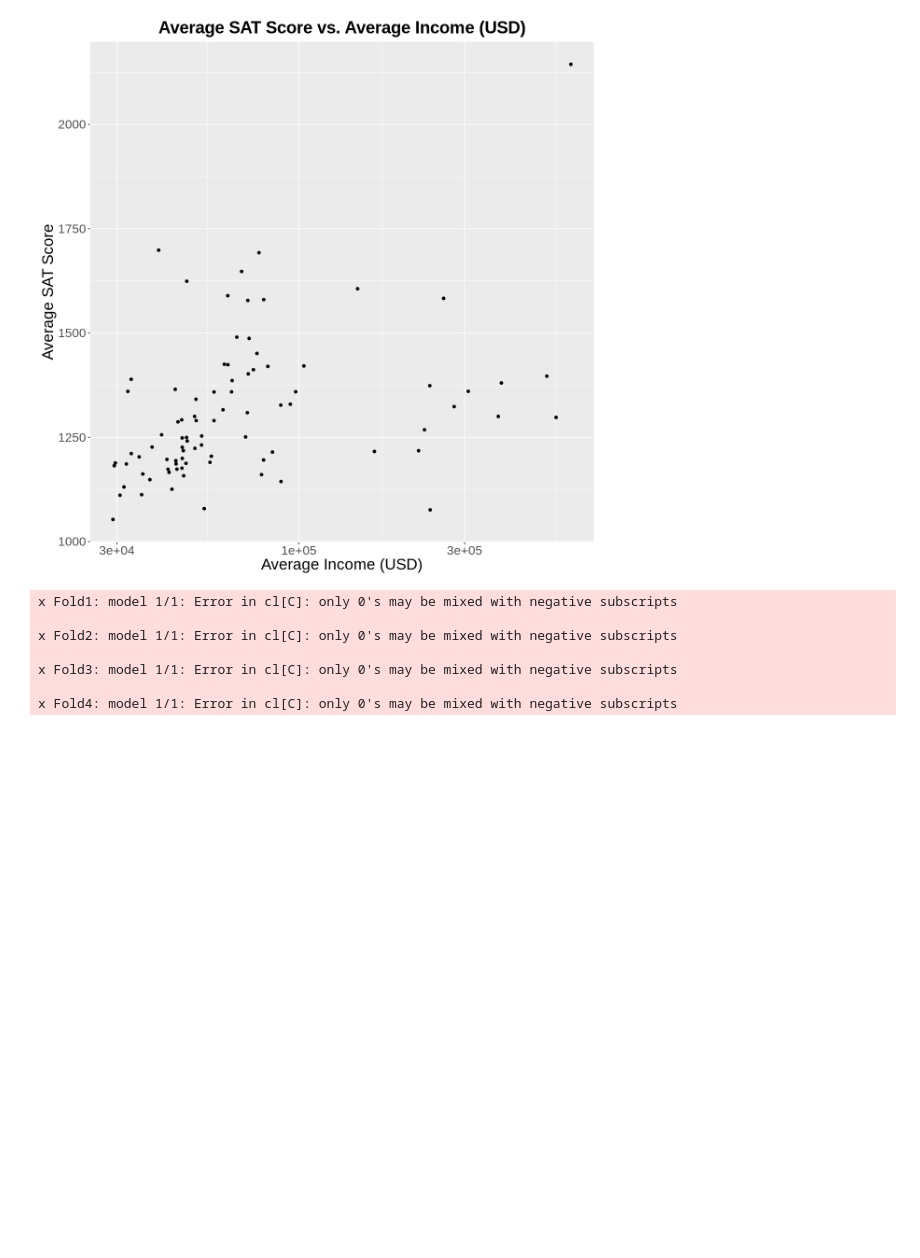
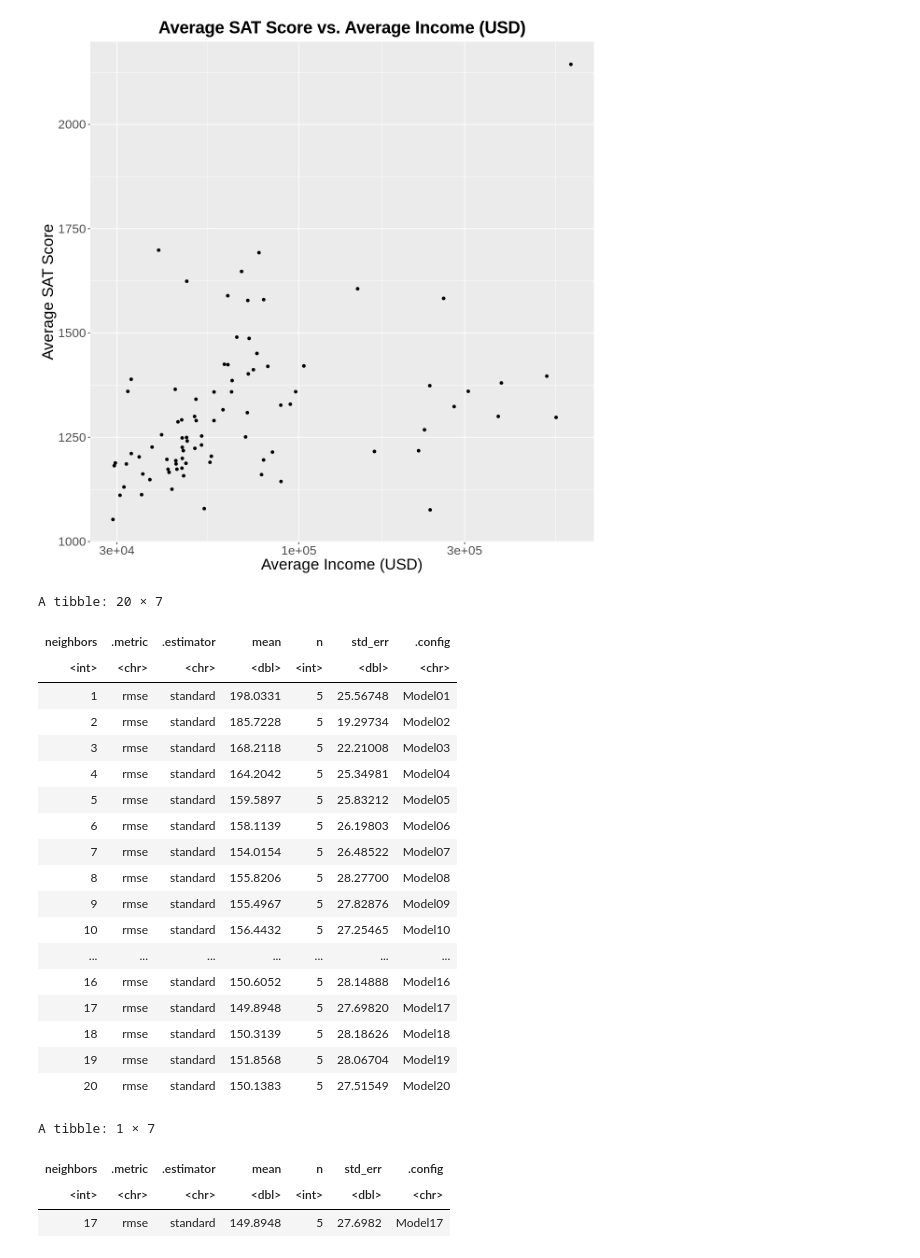
Before and after one commit to emi31770/DSCI-Project, a Jupyter notebook: proposal.ipynb, the cells around one changed output. Saved outputs shown, nothing was run; the diff lists cells and outputs as text; code cells hidden in the pictures; blank space fills up the shorter version.

```diff
--- a/proposal.ipynb
+++ b/proposal.ipynb
@@ -133,30 +147,51 @@ scores_income
 # %%
 sat_vfold <- vfold_cv(sat_training, v=5, strata=total_score_avg)
 
-k_vals <- tibble(neighbors = seq(1, 100))
+k_vals <- tibble(neighbors = seq(from = 1, to=20))
 
 knn_spec = nearest_neighbor(weight_func="rectangular", neighbors=tune()) %>%
                 set_engine("kknn") %>%
                 set_mode("regression")
 
 sat_recipe = recipe(total_score_avg ~ avg_income, data=sat_training) %>%
                 step_scale(all_predictors()) %>%
                 step_center(all_predictors())
 
 sat_workflow = workflow() %>%
                 add_recipe(sat_recipe) %>%
                 add_model(knn_spec)
 
 sat_results = sat_workflow %>%
                 tune_grid(resamples = sat_vfold, grid = k_vals) %>%
-                collect_metrics()
+                collect_metrics() %>%
+                filter(.metric == "rmse")
 
 sat_results
+
+k_min = sat_results %>% filter(mean == min(mean))
+
+k_min
 # %% [output]
-x Fold1: model 1/1: Error in cl[C]: only 0's may be mixed with negative subscripts
-
-x Fold2: model 1/1: Error in cl[C]: only 0's may be mixed with negative subscripts
-
-x Fold3: model 1/1: Error in cl[C]: only 0's may be mixed with negative subscripts
-
-x Fold4: model 1/1: Error in cl[C]: only 0's may be mixed with negative subscripts
+A tibble: 20 × 7
+| neighbors | .metric | .estimator | mean | n | std_err | .config |
+| <int> | <chr> | <chr> | <dbl> | <int> | <dbl> | <chr> |
+| 1 | rmse | standard | 198.0331 | 5 | 25.56748 | Model01 |
+| 2 | rmse | standard | 185.7228 | 5 | 19.29734 | Model02 |
+| 3 | rmse | standard | 168.2118 | 5 | 22.21008 | Model03 |
+| 4 | rmse | standard | 164.2042 | 5 | 25.34981 | Model04 |
+| 5 | rmse | standard | 159.5897 | 5 | 25.83212 | Model05 |
+| 6 | rmse | standard | 158.1139 | 5 | 26.19803 | Model06 |
+| 7 | rmse | standard | 154.0154 | 5 | 26.48522 | Model07 |
+| 8 | rmse | standard | 155.8206 | 5 | 28.27700 | Model08 |
+| 9 | rmse | standard | 155.4967 | 5 | 27.82876 | Model09 |
+| 10 | rmse | standard | 156.4432 | 5 | 27.25465 | Model10 |
+| ... | ... | ... | ... | ... | ... | ... |
+| 16 | rmse | standard | 150.6052 | 5 | 28.14888 | Model16 |
+| 17 | rmse | standard | 149.8948 | 5 | 27.69820 | Model17 |
+| 18 | rmse | standard | 150.3139 | 5 | 28.18626 | Model18 |
+| 19 | rmse | standard | 151.8568 | 5 | 28.06704 | Model19 |
+| 20 | rmse | standard | 150.1383 | 5 | 27.51549 | Model20 |
+A tibble: 1 × 7
+| neighbors | .metric | .estimator | mean | n | std_err | .config |
+| <int> | <chr> | <chr> | <dbl> | <int> | <dbl> | <chr> |
+| 17 | rmse | standard | 149.8948 | 5 | 27.6982 | Model17 |
```
Also changed, not shown: parts of 3 cells of this notebook.
